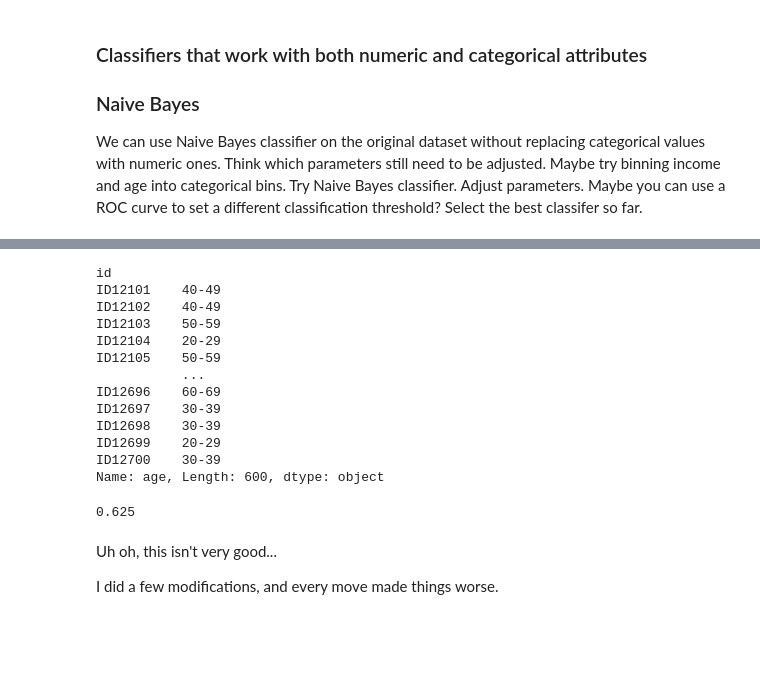
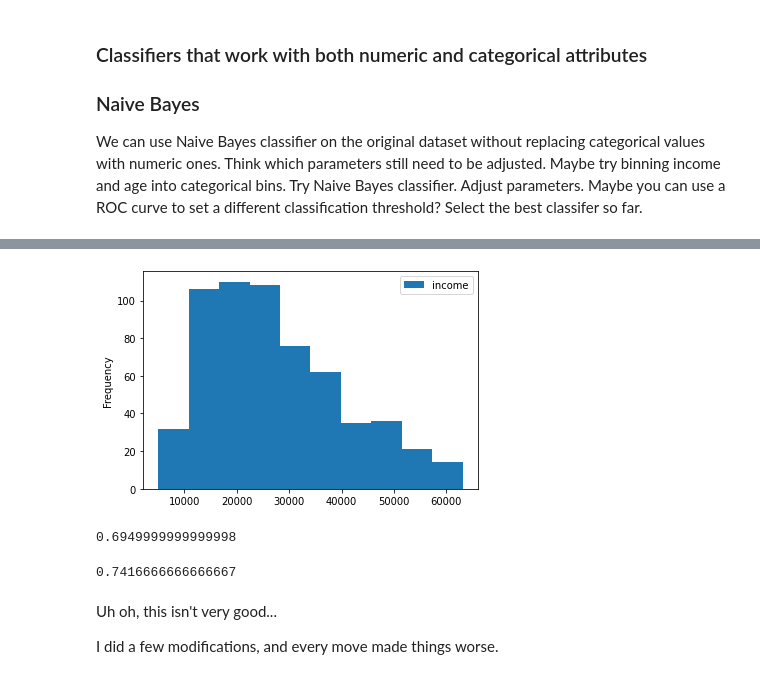
Before and after one commit to isaacw67/proj_ml_bank, a Jupyter notebook: bank_mailing.ipynb, the cells around one changed output, grey strips where cells are left out. Cells and saved outputs as stored; diff of their text form; code cells hidden in the pictures; blank space fills up the shorter version.

```diff
--- a/bank_mailing.ipynb
+++ b/bank_mailing.ipynb
@@ -465,17 +691,18 @@ ret_arr
-# %%
-bayes['age'] = ret_arr
-bayes['age']
-# %% [output]
-id
-ID12101    40-49
-ID12102    40-49
-ID12103    50-59
-ID12104    20-29
-ID12105    50-59
-           ...
-ID12696    60-69
-ID12697    30-39
-ID12698    30-39
-ID12699    20-29
-ID12700    30-39
-Name: age, Length: 600, dtype: object
+# %%
+# Let's bucket everything now, and re-import data:
+
+
+bayes = data.copy()
+bayes.plot.hist(y = 'income')
+# Let's have 4 categories, <17000, 17000-23000, 23000-30000, >30,000
+# Age to bins
+bins = [17000, 23000, 29000, np.inf]
+names = [0, 1, 2]
+bayes['income'] = pd.cut(bayes['income'], bins, labels=names)
+
+bins = [15, 30, 45, 60, np.inf]
+names = [0, 1, 2, 3]
+
+bayes['age'] = pd.cut(bayes['age'], bins, labels=names)
+# %% [output]
+[figure, added]
@@ -488,12 +725,13 @@ bayes_X_train, bayes_X_test, bayes_Y_train, bayes_Y_test = train_test_split(lrX,
 from sklearn.naive_bayes import CategoricalNB
 
 naive = CategoricalNB()
-
-
+cv_score = np.mean(cross_val_score(naive, bayes_X, bayes_Y,cv = 20))
+print(cv_score)
 naive.fit(bayes_X_train, bayes_Y_train)
 naive.score(bayes_X_test, bayes_Y_test)
 # %% [output]
-0.625
+0.6949999999999998
+0.7416666666666667
 # %% [markdown]
 Uh oh, this isn't very good...
 
```
Also changed, not shown: parts of 63 cells of this notebook, 1 other file.
